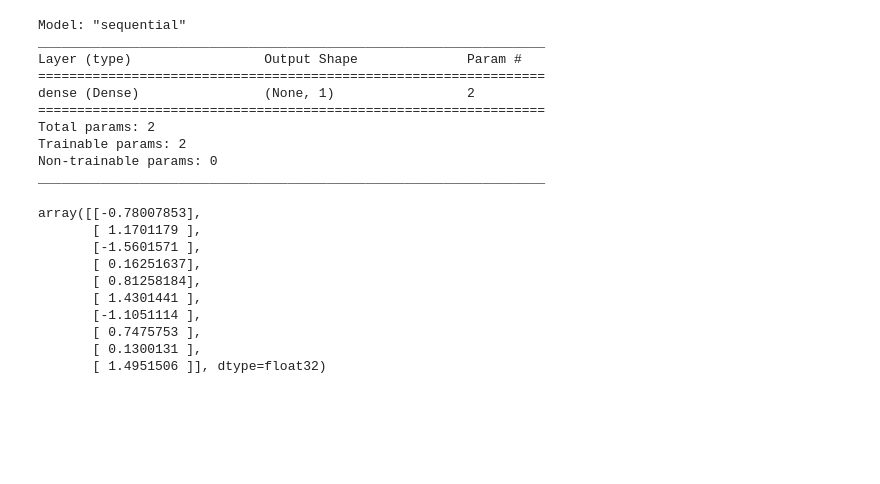
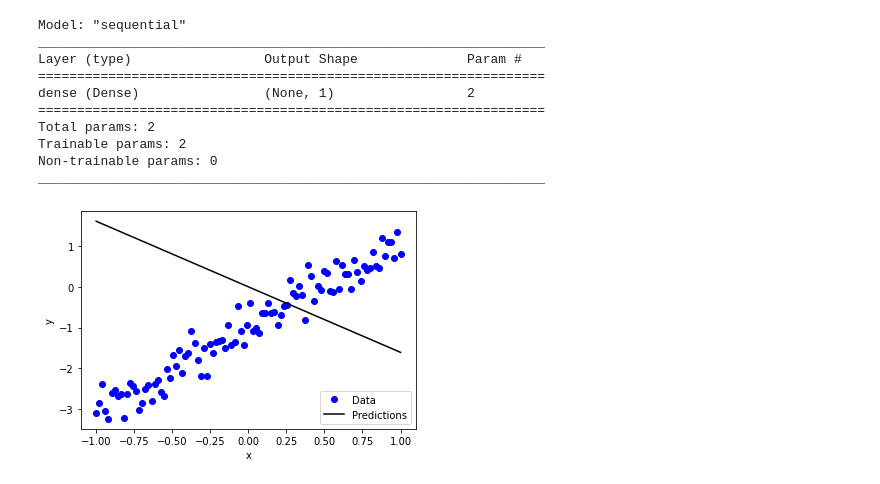
Before and after one commit to BojanKomazec/tensorflow-demo-notebooks, a Jupyter notebook: Simple_linear_regression_with_single_neuron.ipynb, the cells around one changed output. Cells and saved outputs as stored; diff of their text form; code cells hidden in the pictures; blank space fills up the shorter version.

```diff
--- a/Simple_linear_regression_with_single_neuron.ipynb
+++ b/Simple_linear_regression_with_single_neuron.ipynb
@@ -41,16 +55,11 @@ dataset_train.shape = (81, 2)
 dataset_test.shape = (20, 2)
-# %%
-train_features = dataset_train.copy()
-test_features = dataset_test.copy()
-
-train_labels = train_features.pop('y')
-test_labels = test_features.pop('y')
-
-x = np.array(train_features['x'])
 # %%
-# model with a single neuron
+#
+# Build a model with a single neuron
+#
+
 model = tf.keras.Sequential([
-    layers.Dense(input_shape=[1,], units=1)
+    layers.Dense(input_shape=(1,), units=1)
 ])
 
 model.summary()
@@ -65,17 +74,27 @@ Total params: 2
 Trainable params: 2
 Non-trainable params: 0
 _________________________________________________________________
-# %%
-model.predict(x[:10])
-# %% [output]
-array([[-0.78007853],
-       [ 1.1701179 ],
-       [-1.5601571 ],
-       [ 0.16251637],
-       [ 0.81258184],
-       [ 1.4301441 ],
-       [-1.1051114 ],
-       [ 0.7475753 ],
-       [ 0.1300131 ],
-       [ 1.4951506 ]], dtype=float32)
+# %%
+#
+# Define function which plots a scatter graph of dataset datapoints and a line
+# defined with its (x, y) datapoints.
+#
+
+def plot_fn(dataset_x, dataset_y, x, y):
+  plt.plot(dataset_x, dataset_y, 'bo', label='Data')
+  plt.plot(x, y, color='k', label='Predictions')
+  plt.xlabel('x')
+  plt.ylabel('y')
+  plt.legend()
+  plt.show()
+# %%
+#
+# (Optional)
+# Check the output of the untrained model
+#
+
+y = model.predict(dataset_x)
+plot_fn(dataset_x, dataset_y, dataset_x, y)
+# %% [output]
+[figure, added]
 # %%
```
Also changed, not shown: parts of 16 cells of this notebook.
